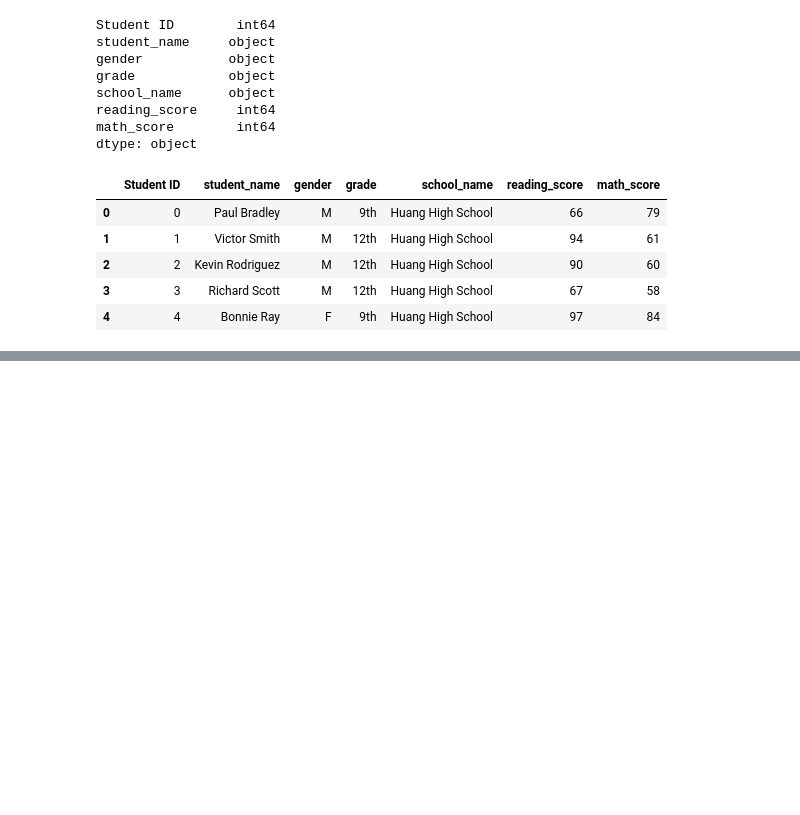
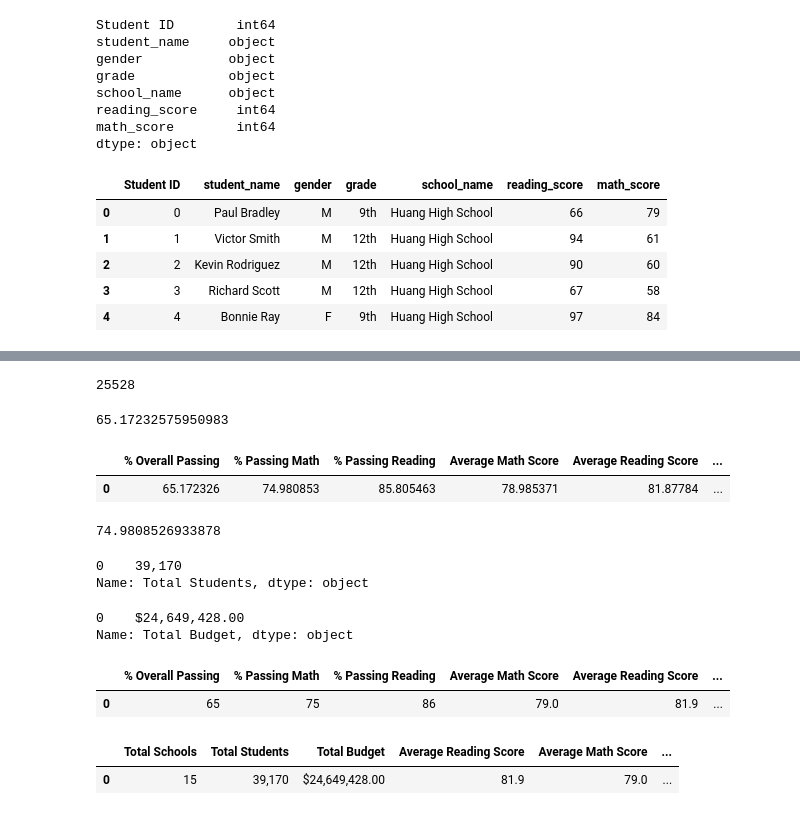
Before and after one commit to bsamimi25/School-District-Analysis, a Jupyter notebook: PyCitySchools.ipynb, the cells around one changed output, grey strips where cells are left out. Drawn from its saved outputs; the diff is of its cells as text; code cells hidden in the pictures; blank space fills up the shorter version.

```diff
--- a/PyCitySchools.ipynb
+++ b/PyCitySchools.ipynb
@@ -151,0 +261,6 @@ student_df.head()
+# %%
+# Calculate the percent that passed math
+passing_math_percentage= passing_math_count/float(student_count) *100
+
+#calculate the percent that passsed reading
+passing_reading_percentage= passing_reading_count/float(student_count) *100
@@ -151,0 +273,2 @@ student_df.head()
+# %%
+passing_both= school_data_complete_df[(school_data_complete_df["math_score"] >= 70) & (school_data_complete_df["reading_score"] >= 70)]
@@ -151,0 +290,24 @@ student_df.head()
+# %%
+# Calculate the number of students who passed both math and reading.
+overall_passing_both_count = passing_both["student_name"].count()
+overall_passing_both_count
+# %% [output]
+25528
+# %%
+# Calculate the overall passing percentage.
+overall_passing_percentage = overall_passing_both_count / student_count * 100
+overall_passing_percentage
+# %% [output]
+65.17232575950983
+# %%
+# adding a list of values with keys to create a new DataFrame
+
+district_summary_df= pd.DataFrame(
+    [{"Total Schools": school_count, "Total Students": student_count,
+    "Total Budget": total_budget, "Average Math Score": average_math_score,
+    "Average Reading Score": average_reading_score, "% Passing Math": passing_math_percentage,
+    "% Passing Reading": passing_reading_percentage, "% Overall Passing": overall_passing_percentage}])
+district_summary_df
+# %% [output]
+|  | % Overall Passing | % Passing Math | % Passing Reading | Average Math Score | Average Reading Score | ... |
+| 0 | 65.172326 | 74.980853 | 85.805463 | 78.985371 | 81.87784 | ... |
@@ -151,0 +322,21 @@ student_df.head()
+# %%
+# Call the function
+
+passing_math_perc(passing_math_count,total_student_count)
+# %% [output]
+74.9808526933878
+# %%
+district_summary_df["Total Students"]= district_summary_df["Total Students"].map("{:,}".format)
+district_summary_df["Total Students"]
+# %% [output]
+0    39,170
+Name: Total Students, dtype: object
+# %%
+# Format "Total Budget" to have the comma for a thousands separator, a decimal separator, and a "$".
+
+district_summary_df["Total Budget"] = district_summary_df["Total Budget"].map("${:,.2f}".format)
+
+district_summary_df["Total Budget"]
+# %% [output]
+0    $24,649,428.00
+Name: Total Budget, dtype: object
@@ -151,0 +350,15 @@ student_df.head()
+# %%
+district_summary_df
+# %% [output]
+|  | % Overall Passing | % Passing Math | % Passing Reading | Average Math Score | Average Reading Score | ... |
+| 0 | 65 | 75 | 86 | 79.0 | 81.9 | ... |
+# %%
+# reorder the columns in the order requested
+new_column_order= ["Total Schools", "Total Students", "Total Budget",
+                  "Average Reading Score", "Average Math Score", "% Passing Reading",
+                  "% Passing Math", "% Overall Passing"]
+district_summary_df=district_summary_df[new_column_order]
+district_summary_df
+# %% [output]
+|  | Total Schools | Total Students | Total Budget | Average Reading Score | Average Math Score | ... |
+| 0 | 15 | 39,170 | $24,649,428.00 | 81.9 | 79.0 | ... |
```
Also changed, not shown: parts of 18 cells of this notebook, 1 other file.
